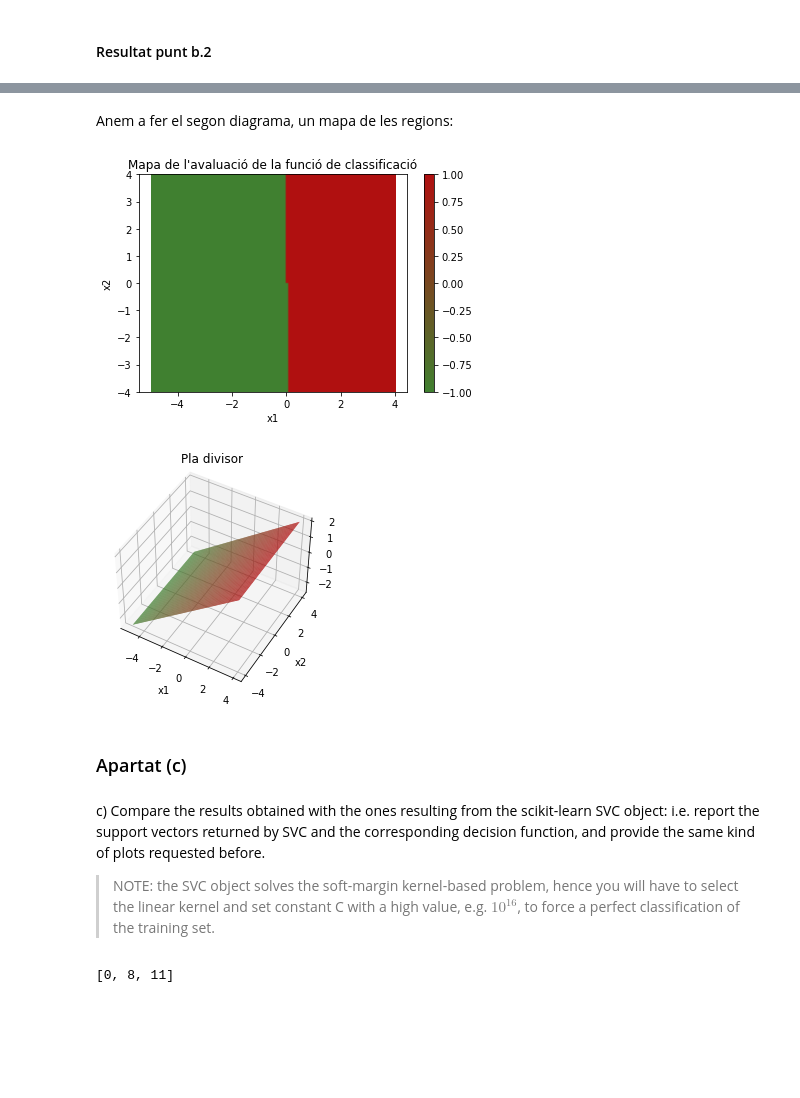
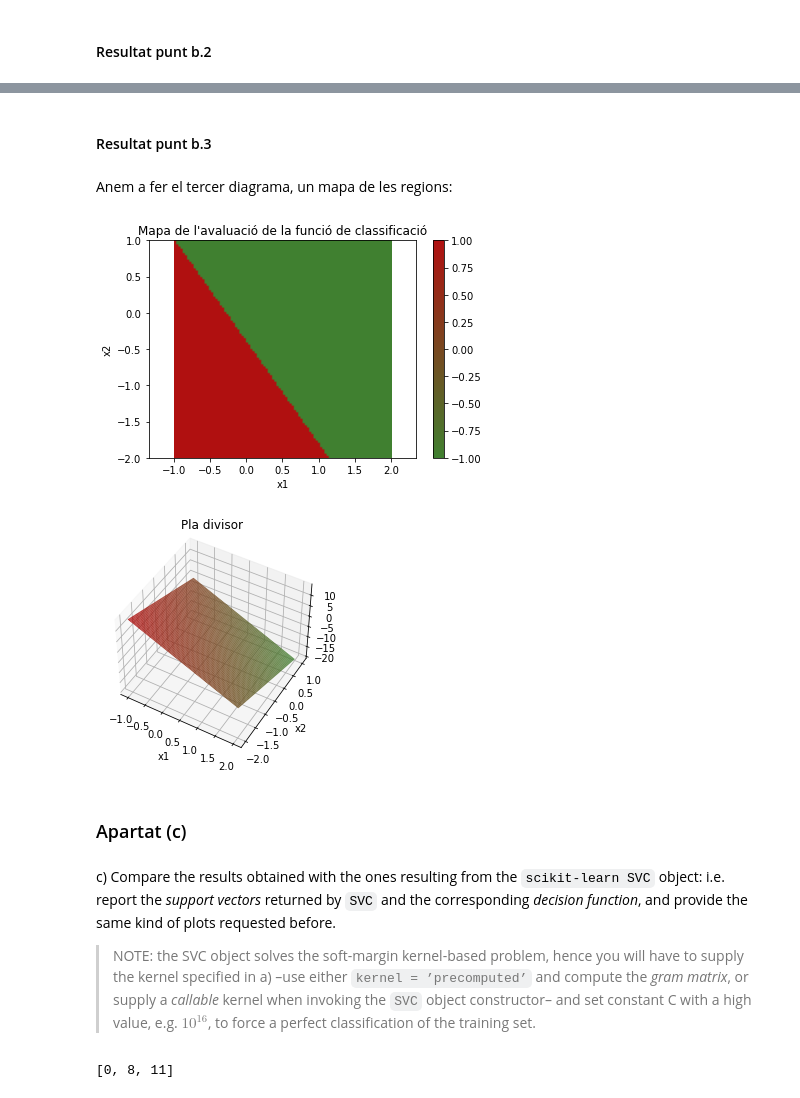
Before and after one commit to llublad/MUSI-AA, a Jupyter notebook: musi-aa-modulo2/handout_2/BERNAT_LADARIA_LLUIS_Problem_2.ipynb, the cells around one changed output, grey strips where cells are left out. Drawn from its saved outputs; the diff is of its cells as text; code cells hidden in the pictures; blank space fills up the shorter version.

```diff
--- a/musi-aa-modulo2/handout_2/BERNAT_LADARIA_LLUIS_Problem_2.ipynb
+++ b/musi-aa-modulo2/handout_2/BERNAT_LADARIA_LLUIS_Problem_2.ipynb
@@ -251,7 +251,7 @@ def epsilize(vector: object, eps: float = 1e-6, target: float = 0.) -> np.ndarra
 # %%
 # Netejam a la matriu els valors quasi nuls
 
-lm = epsilize(lm, eps = epsilon)
+lm = epsilize(lm, eps = 1e-6)
 
 lm
 # %% [output]
@@ -413,0 +466,6 @@ Pel que sembla només tenim els tres vectors de suport que ja coneixíem.
+# %%
+# Funció de decisió a l'espai original
+
+def g2(x):
+
+    return g_func(x, w, w0)
@@ -461,7 +544,7 @@ def get_view_limits(X: np.ndarray):
     return x_left, x_right, y_bottom, y_top
 
 
-def get_mesh(g_func, w:np.ndarray, w0: np.ndarray,
+def get_mesh(g_func,
              x_left: float, x_right: float, y_bottom: float, y_top: float,
              res: int = 100):
 
@@ -475,7 +558,7 @@ def get_mesh(g_func, w:np.ndarray, w0: np.ndarray,
     k = 0
     for x1 in xx:
         for x2 in yy:
-            Z[k] = g_func((x1, x2), w, w0)
+            Z[k] = g_func((x1, x2))
             k += 1
 
     return XX, YY, Z
@@ -545,7 +628,7 @@ import matplotlib.pyplot as plt
 import matplotlib.colors as col
 
 def plot_map_plane(X: np.ndarray, y: np.ndarray, sv: list,
-                   g_func, w: np.ndarray, w0: np.ndarray):
+                   g_func):
 
     # matrix-based predicate evaluation
 
@@ -555,7 +638,7 @@ def plot_map_plane(X: np.ndarray, y: np.ndarray, sv: list,
 
     ## calcula malla de valors de la funció
     ##
-    XX, YY, Z = get_mesh(g_func, w, w0, x_left, x_right, y_bottom, y_top)
+    XX, YY, Z = get_mesh(g_func, x_left, x_right, y_bottom, y_top)
 
     ## calcula index de cada classe
     cl_w1_index = get_c_index(y, cl_w1_value)
@@ -633,20 +722,27 @@ NameError: name 'sv_index' is not defined
+# %% [markdown]
+#### Resultat punt b.3
 # %% [markdown]
-Anem a fer el segon diagrama, un mapa de les regions:
+Anem a fer el tercer diagrama, un mapa de les regions:
 # %%
-plot_map_plane(X, y, sv_index, g_func, w, w0)
+plot_map_plane(X, y, sv_index, g2)
 # %% [output]
-[figure, old version]
+[figure, new version]
-[figure, old version]
+[figure, new version]
 # %% [markdown]
 ### Apartat (c)
 # %% [markdown]
-c) Compare the results obtained with the ones resulting from the scikit-learn SVC object: i.e. report the
-support vectors returned by SVC and the corresponding decision function, and provide the same kind of
+c) Compare the results obtained with the ones resulting from the `scikit-learn SVC`
+object: i.e. report the *support vectors* returned
+by `SVC` and the corresponding *decision function*,
+and provide the same kind of
 plots requested before.
 
 > NOTE: the SVC object solves the soft-margin kernel-based
-problem, hence you will have to select the linear
-kernel and set constant C with a high value, e.g. $10^{16}$, to force a perfect classification of the training set.
+problem, hence you will have to
+supply the kernel specified in
+a) –use either `kernel = ’precomputed’` and compute the *gram matrix*,
+or supply a *callable* kernel when invoking the `SVC` object constructor– and
+set constant C with a high value, e.g. $10^{16}$, to force a perfect classification of the training set.
 # %%
 from sklearn import svm
 
```
Also changed, not shown: parts of 30 cells of this notebook.
